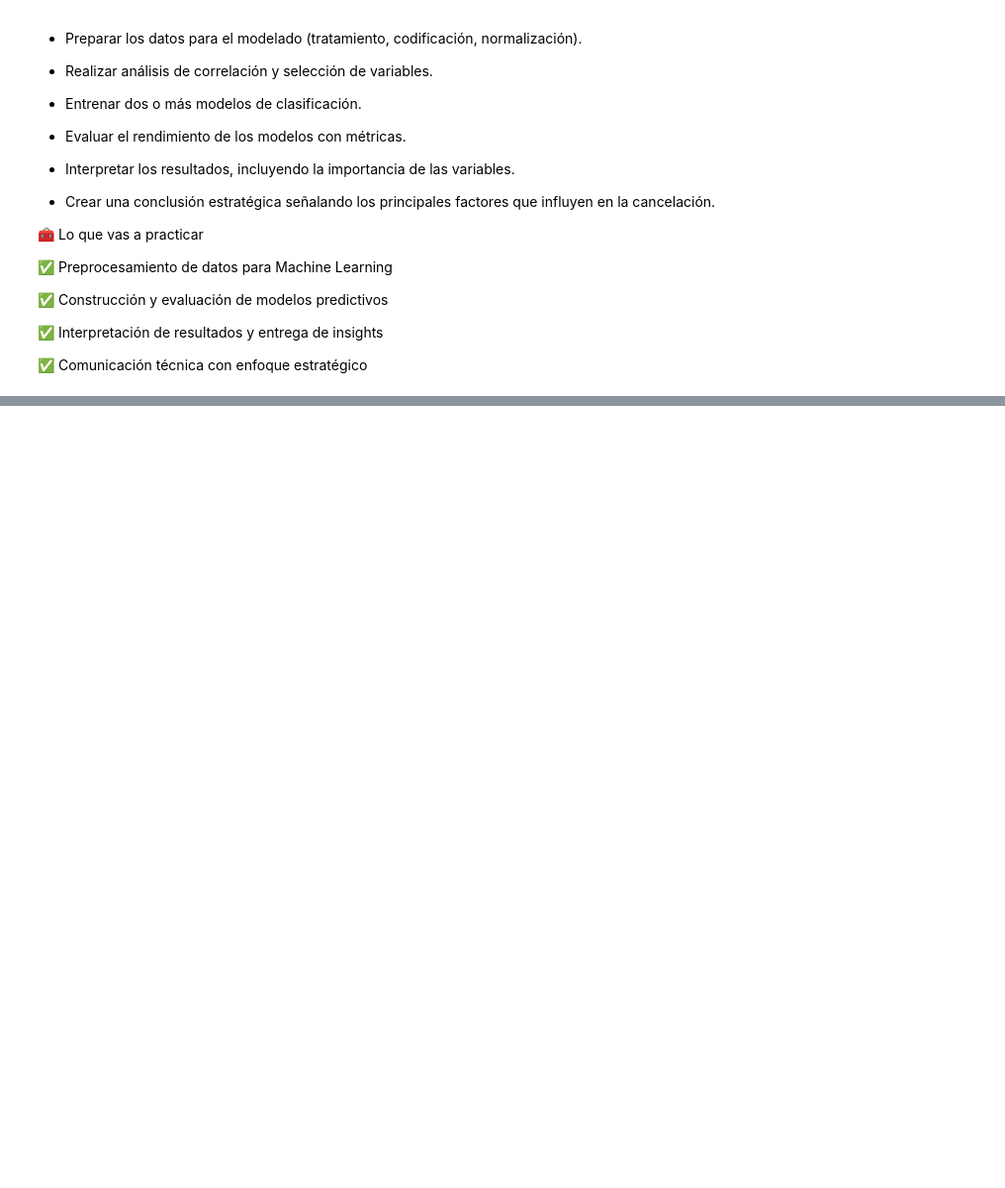
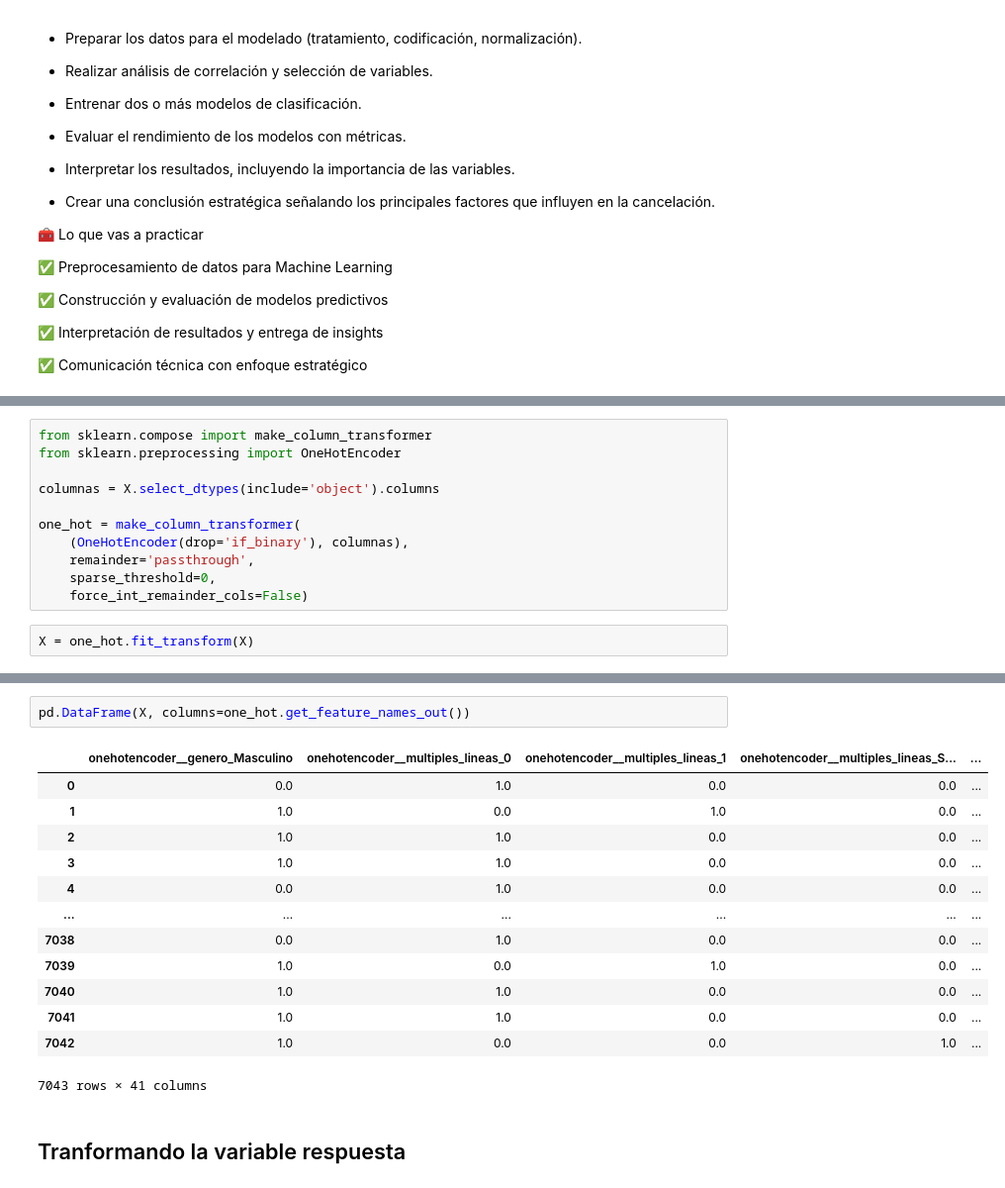
Before and after one commit to rocioivonneperezgonzalez-ship-it/Telecom-X-Parte-2-Predicci-n-de-Cancelaci-n-Churn-, a Jupyter notebook: Telecom_X_–_Parte_2_Predicción_de_Cancelación_(Churn).ipynb, the cells around one changed output, grey strips where cells are left out. Shown at 99% size. Cells and saved outputs as stored; diff of their text form; blank space fills up the shorter version.

```diff
--- a/Telecom_X_–_Parte_2_Predicción_de_Cancelación_(Churn).ipynb
+++ b/Telecom_X_–_Parte_2_Predicción_de_Cancelación_(Churn).ipynb
@@ -42,0 +138,13 @@ La empresa quiere anticiparse al problema de la cancelación, y te corresponde a
+# %%
+from sklearn.compose import make_column_transformer
+from sklearn.preprocessing import OneHotEncoder
+
+columnas = X.select_dtypes(include='object').columns
+
+one_hot = make_column_transformer(
+    (OneHotEncoder(drop='if_binary'), columnas),
+    remainder='passthrough',
+    sparse_threshold=0,
+    force_int_remainder_cols=False)
+# %%
+X = one_hot.fit_transform(X)
@@ -42,0 +171,18 @@ La empresa quiere anticiparse al problema de la cancelación, y te corresponde a
+# %%
+pd.DataFrame(X, columns=one_hot.get_feature_names_out())
+# %% [output]
+|  | onehotencoder__genero_Masculino | onehotencoder__multiples_lineas_0 | onehotencoder__multiples_lineas_1 | onehotencoder__multiples_lineas_S... | ... |
+| 0 | 0.0 | 1.0 | 0.0 | 0.0 | ... |
+| 1 | 1.0 | 0.0 | 1.0 | 0.0 | ... |
+| 2 | 1.0 | 1.0 | 0.0 | 0.0 | ... |
+| 3 | 1.0 | 1.0 | 0.0 | 0.0 | ... |
+| 4 | 0.0 | 1.0 | 0.0 | 0.0 | ... |
+| ... | ... | ... | ... | ... | ... |
+| 7038 | 0.0 | 1.0 | 0.0 | 0.0 | ... |
+| 7039 | 1.0 | 0.0 | 1.0 | 0.0 | ... |
+| 7040 | 1.0 | 1.0 | 0.0 | 0.0 | ... |
+| 7041 | 1.0 | 1.0 | 0.0 | 0.0 | ... |
+| 7042 | 1.0 | 0.0 | 0.0 | 1.0 | ... |
+7043 rows × 41 columns
+# %% [markdown]
+## Tranformando la variable respuesta
```
Also changed, not shown: parts of 29 cells of this notebook.
